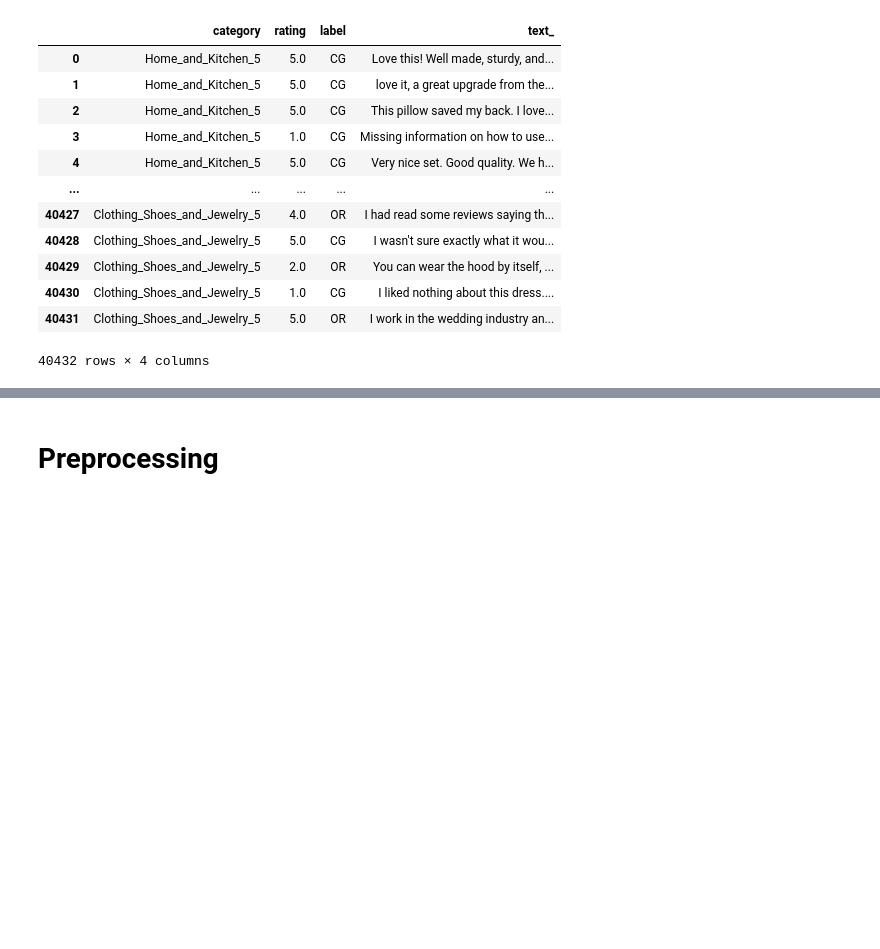
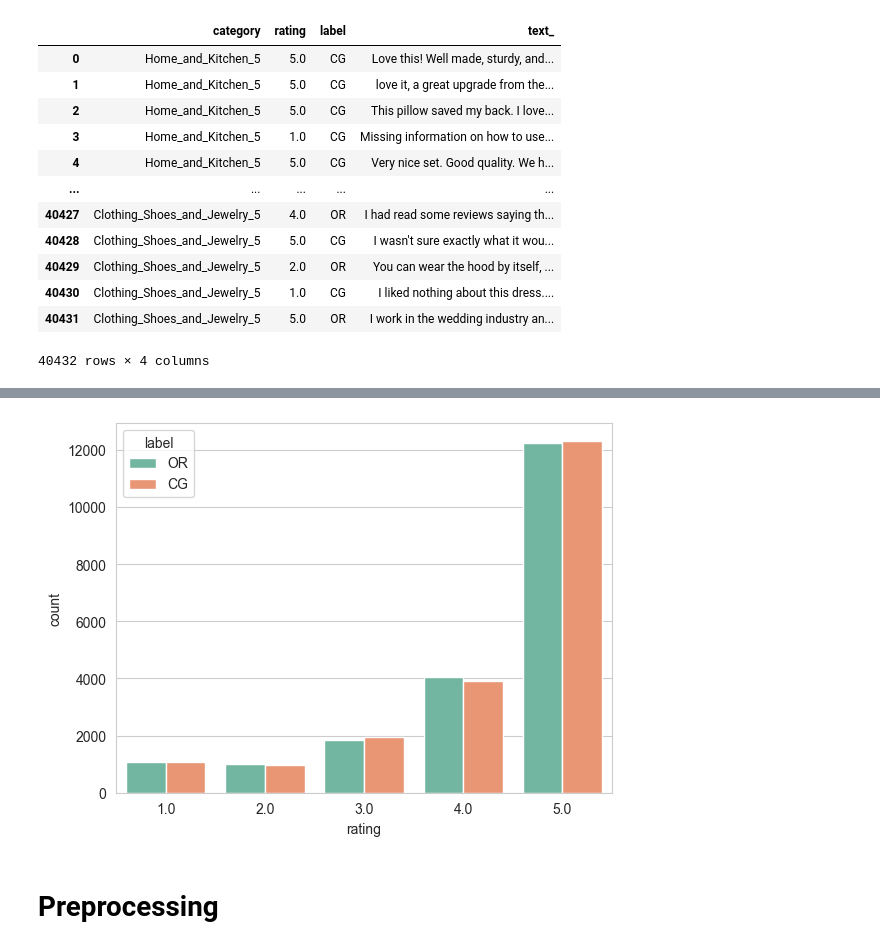
Before and after one commit to niimo753/spam-review-detection, a Jupyter notebook: notebooks/testing/word2vec.ipynb, the cells around one changed output, grey strips where cells are left out. Saved outputs shown, nothing was run; the diff lists cells and outputs as text; code cells hidden in the pictures; blank space fills up the shorter version.

```diff
--- a/notebooks/testing/word2vec.ipynb
+++ b/notebooks/testing/word2vec.ipynb
@@ -66,3 +76,7 @@ Shape of OFS:  (40432, 4)
+# %%
+distribution_otherbased(data=osf, dist_feature="label", base_feature="rating", normalize=False)
+# %% [output]
+[figure, added]
 # %% [markdown]
 # Preprocessing
 # %% [markdown]
```
Also changed, not shown: parts of 78 cells of this notebook.
